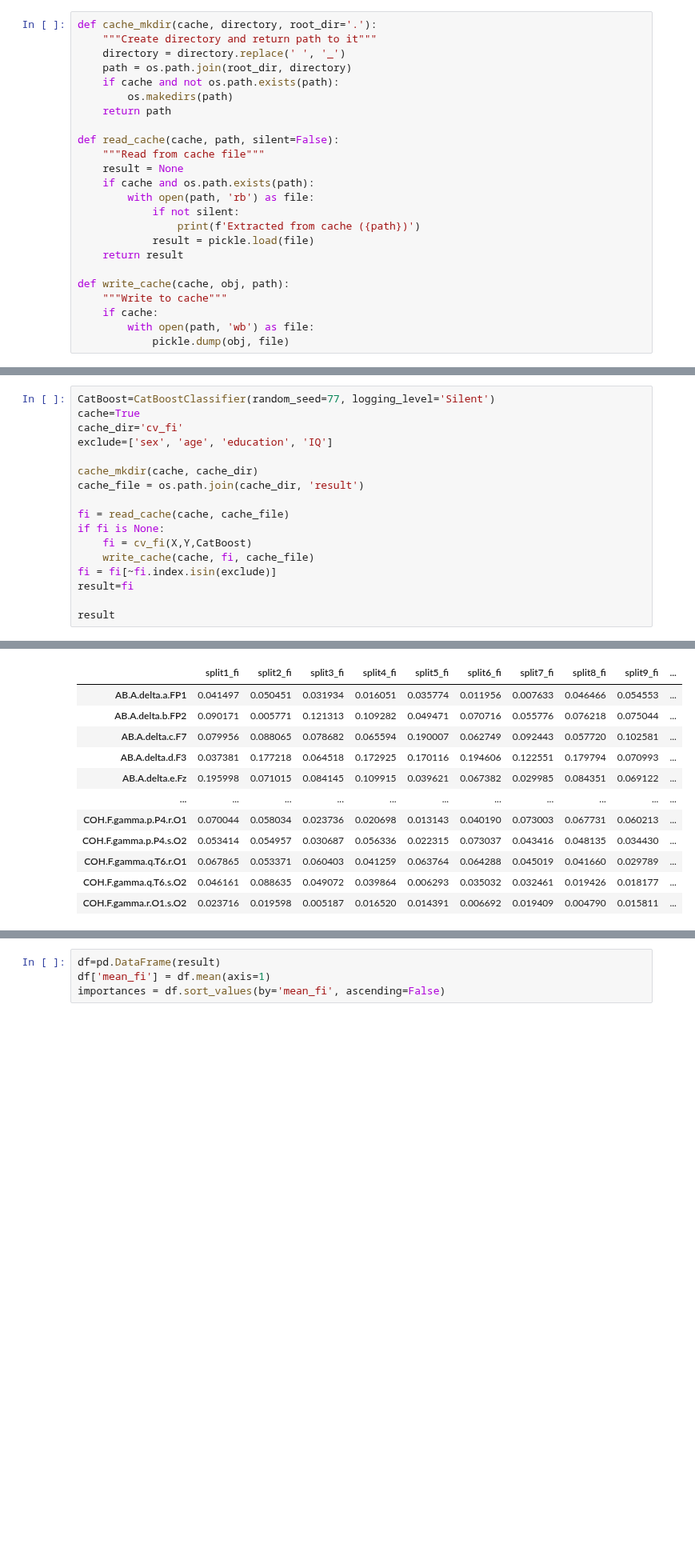
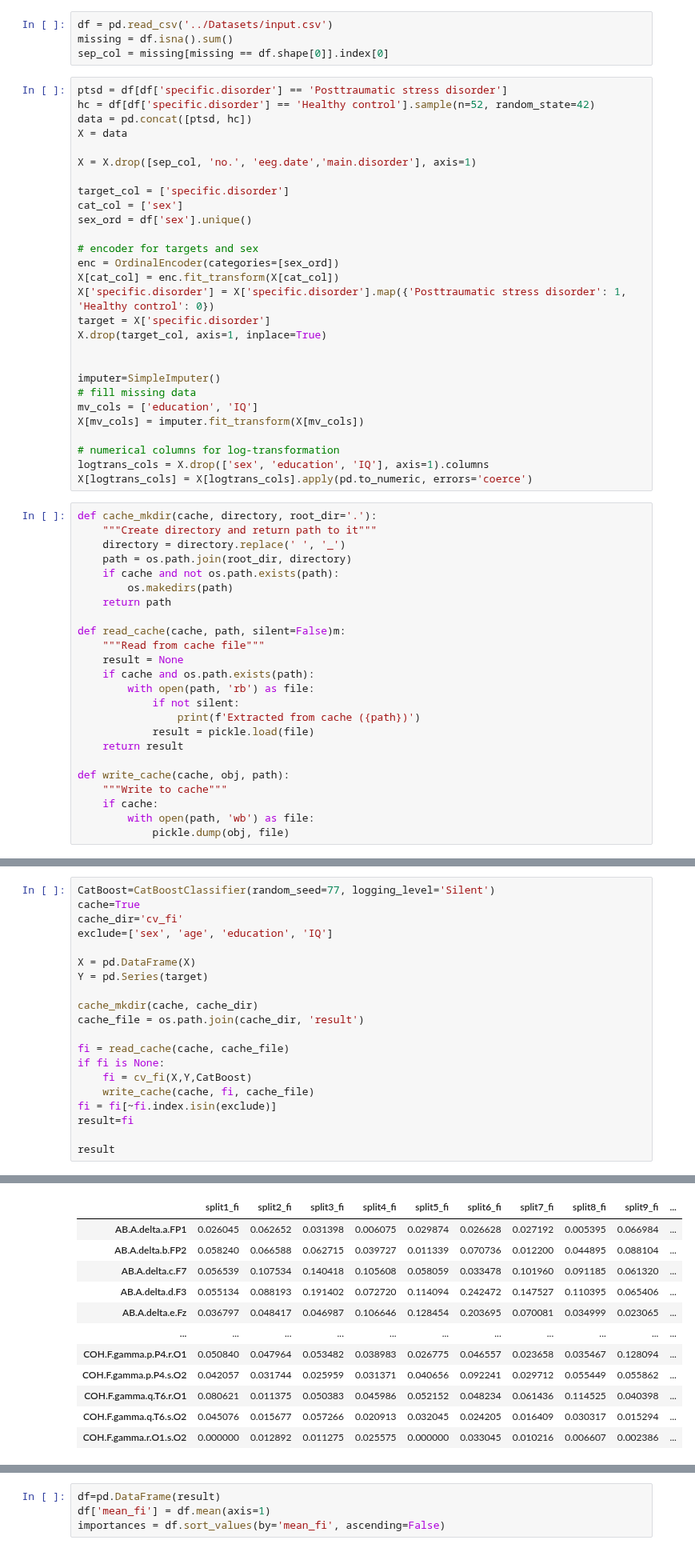
Before and after one commit to twix402/NeuroML, a Jupyter notebook: Codes/feature-importance.ipynb, the cells around one changed output, grey strips where cells are left out. Shown at 80% size. Drawn from its saved outputs; the diff is of its cells as text; blank space fills up the shorter version.

```diff
--- a/Codes/feature-importance.ipynb
+++ b/Codes/feature-importance.ipynb
@@ -21,6 +21,38 @@ from xgboost import XGBClassifier
 from copy import deepcopy
 from tqdm import tqdm
 import mne
+# %%
+df = pd.read_csv('../Datasets/input.csv')
+missing = df.isna().sum()
+sep_col = missing[missing == df.shape[0]].index[0]
+# %%
+ptsd = df[df['specific.disorder'] == 'Posttraumatic stress disorder']
+hc = df[df['specific.disorder'] == 'Healthy control'].sample(n=52, random_state=42)
+data = pd.concat([ptsd, hc])
+X = data
+
+X = X.drop([sep_col, 'no.', 'eeg.date','main.disorder'], axis=1)
+
+target_col = ['specific.disorder']
+cat_col = ['sex']
+sex_ord = df['sex'].unique()
+
+# encoder for targets and sex
+enc = OrdinalEncoder(categories=[sex_ord])
+X[cat_col] = enc.fit_transform(X[cat_col])
+X['specific.disorder'] = X['specific.disorder'].map({'Posttraumatic stress disorder': 1, 'Healthy control': 0})
+target = X['specific.disorder']
+X.drop(target_col, axis=1, inplace=True)
+
+
+imputer=SimpleImputer()
+# fill missing data
+mv_cols = ['education', 'IQ']
+X[mv_cols] = imputer.fit_transform(X[mv_cols])
+
+# numerical columns for log-transformation
+logtrans_cols = X.drop(['sex', 'education', 'IQ'], axis=1).columns
+X[logtrans_cols] = X[logtrans_cols].apply(pd.to_numeric, errors='coerce')
 # %%
 def cache_mkdir(cache, directory, root_dir='.'):
     """Create directory and return path to it"""
@@ -30,7 +62,7 @@ def cache_mkdir(cache, directory, root_dir='.'):
         os.makedirs(path)
     return path
 
-def read_cache(cache, path, silent=False):
+def read_cache(cache, path, silent=False)m:
     """Read from cache file"""
     result = None
     if cache and os.path.exists(path):
@@ -50,6 +167,9 @@ CatBoost=CatBoostClassifier(random_seed=77, logging_level='Silent')
 cache=True
 cache_dir='cv_fi'
 exclude=['sex', 'age', 'education', 'IQ']
+
+X = pd.DataFrame(X)
+Y = pd.Series(target)
 
 cache_mkdir(cache, cache_dir)
 cache_file = os.path.join(cache_dir, 'result')
@@ -67,15 +203,15 @@ Extracted from cache (cv_fi/result)
 |  | split1_fi | split2_fi | split3_fi | split4_fi | split5_fi | split6_fi | split7_fi | split8_fi | split9_fi | ... |
-| AB.A.delta.a.FP1 | 0.041497 | 0.050451 | 0.031934 | 0.016051 | 0.035774 | 0.011956 | 0.007633 | 0.046466 | 0.054553 | ... |
-| AB.A.delta.b.FP2 | 0.090171 | 0.005771 | 0.121313 | 0.109282 | 0.049471 | 0.070716 | 0.055776 | 0.076218 | 0.075044 | ... |
-| AB.A.delta.c.F7 | 0.079956 | 0.088065 | 0.078682 | 0.065594 | 0.190007 | 0.062749 | 0.092443 | 0.057720 | 0.102581 | ... |
-| AB.A.delta.d.F3 | 0.037381 | 0.177218 | 0.064518 | 0.172925 | 0.170116 | 0.194606 | 0.122551 | 0.179794 | 0.070993 | ... |
-| AB.A.delta.e.Fz | 0.195998 | 0.071015 | 0.084145 | 0.109915 | 0.039621 | 0.067382 | 0.029985 | 0.084351 | 0.069122 | ... |
+| AB.A.delta.a.FP1 | 0.026045 | 0.062652 | 0.031398 | 0.006075 | 0.029874 | 0.026628 | 0.027192 | 0.005395 | 0.066984 | ... |
+| AB.A.delta.b.FP2 | 0.058240 | 0.066588 | 0.062715 | 0.039727 | 0.011339 | 0.070736 | 0.012200 | 0.044895 | 0.088104 | ... |
+| AB.A.delta.c.F7 | 0.056539 | 0.107534 | 0.140418 | 0.105608 | 0.058059 | 0.033478 | 0.101960 | 0.091185 | 0.061320 | ... |
+| AB.A.delta.d.F3 | 0.055134 | 0.088193 | 0.191402 | 0.072720 | 0.114094 | 0.242472 | 0.147527 | 0.110395 | 0.065406 | ... |
+| AB.A.delta.e.Fz | 0.036797 | 0.048417 | 0.046987 | 0.106646 | 0.128454 | 0.203695 | 0.070081 | 0.034999 | 0.023065 | ... |
 | ... | ... | ... | ... | ... | ... | ... | ... | ... | ... | ... |
-| COH.F.gamma.p.P4.r.O1 | 0.070044 | 0.058034 | 0.023736 | 0.020698 | 0.013143 | 0.040190 | 0.073003 | 0.067731 | 0.060213 | ... |
-| COH.F.gamma.p.P4.s.O2 | 0.053414 | 0.054957 | 0.030687 | 0.056336 | 0.022315 | 0.073037 | 0.043416 | 0.048135 | 0.034430 | ... |
-| COH.F.gamma.q.T6.r.O1 | 0.067865 | 0.053371 | 0.060403 | 0.041259 | 0.063764 | 0.064288 | 0.045019 | 0.041660 | 0.029789 | ... |
-| COH.F.gamma.q.T6.s.O2 | 0.046161 | 0.088635 | 0.049072 | 0.039864 | 0.006293 | 0.035032 | 0.032461 | 0.019426 | 0.018177 | ... |
-| COH.F.gamma.r.O1.s.O2 | 0.023716 | 0.019598 | 0.005187 | 0.016520 | 0.014391 | 0.006692 | 0.019409 | 0.004790 | 0.015811 | ... |
+| COH.F.gamma.p.P4.r.O1 | 0.050840 | 0.047964 | 0.053482 | 0.038983 | 0.026775 | 0.046557 | 0.023658 | 0.035467 | 0.128094 | ... |
+| COH.F.gamma.p.P4.s.O2 | 0.042057 | 0.031744 | 0.025959 | 0.031371 | 0.040656 | 0.092241 | 0.029712 | 0.055449 | 0.055862 | ... |
+| COH.F.gamma.q.T6.r.O1 | 0.080621 | 0.011375 | 0.050383 | 0.045986 | 0.052152 | 0.048234 | 0.061436 | 0.114525 | 0.040398 | ... |
+| COH.F.gamma.q.T6.s.O2 | 0.045076 | 0.015677 | 0.057266 | 0.020913 | 0.032045 | 0.024205 | 0.016409 | 0.030317 | 0.015294 | ... |
+| COH.F.gamma.r.O1.s.O2 | 0.000000 | 0.012892 | 0.011275 | 0.025575 | 0.000000 | 0.033045 | 0.010216 | 0.006607 | 0.002386 | ... |
 1140 rows × 10 columns
 # %%
 df=pd.DataFrame(result)
```
Also changed, not shown: parts of 7 cells of this notebook, 12 other files.
